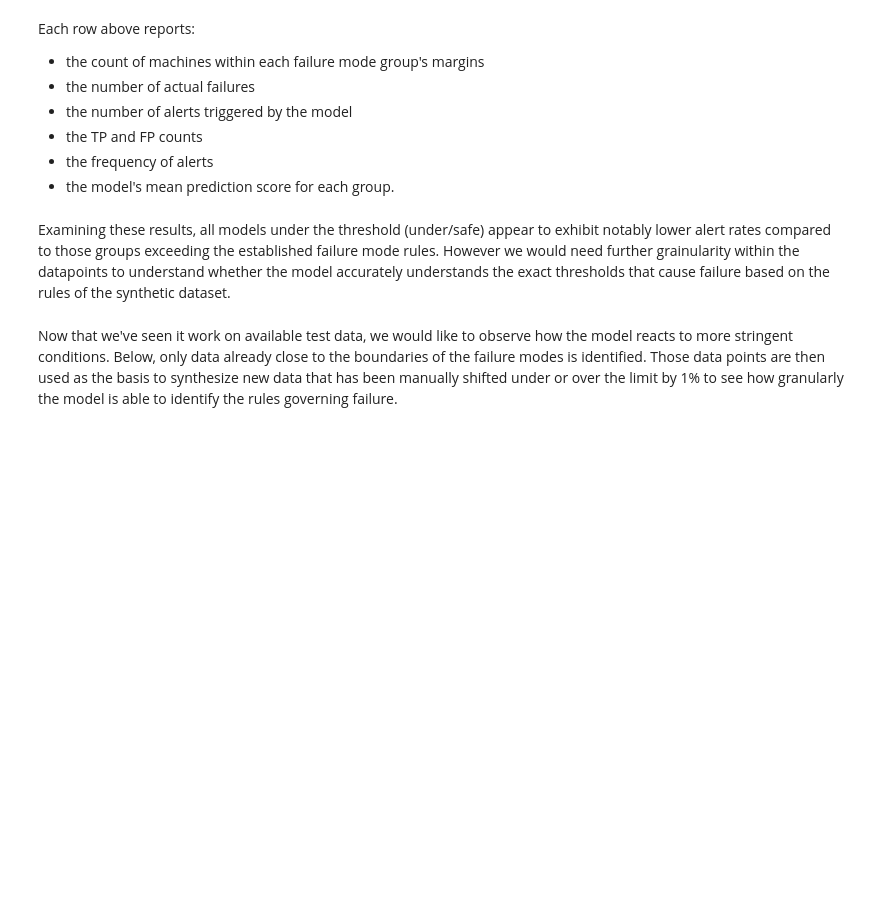
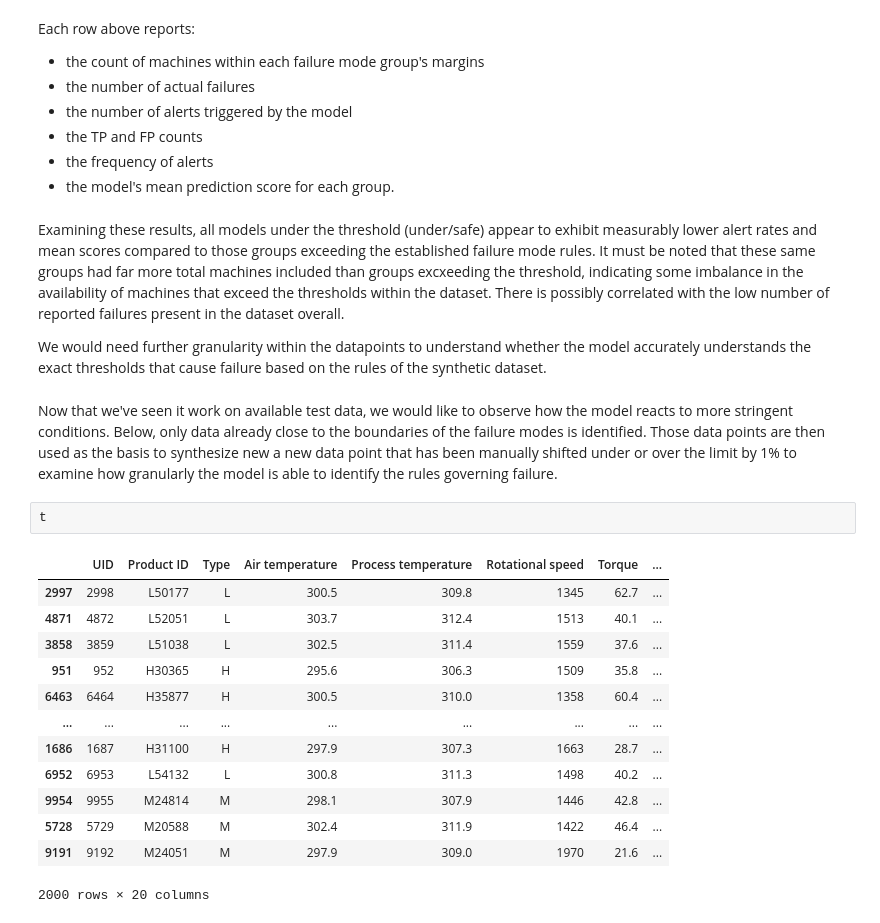
Before and after one commit to CIS480-G3/CIS480_TeamProj, a Jupyter notebook: notebooks/near_rules.ipynb, the cells around one changed output. Saved outputs shown, nothing was run; the diff lists cells and outputs as text; blank space fills up the shorter version.

Commit message:
updated wording in report for accuracy

```diff
--- a/notebooks/near_rules.ipynb
+++ b/notebooks/near_rules.ipynb
@@ -124,10 +144,28 @@ Each row above reports:
 - the frequency of alerts
 - the model's mean prediction score for each group.
 # %% [markdown]
-Examining these results, all models under the threshold (under/safe) appear to exhibit notably lower alert rates compared to those groups exceeding the established failure mode rules. However we would need further grainularity within the datapoints to understand whether the model accurately understands the exact thresholds that cause failure based on the rules of the synthetic dataset.
+Examining these results, all models under the threshold (under/safe) appear to exhibit measurably lower alert rates and mean scores compared to those groups exceeding the established failure mode rules. It must be noted that these same groups had far more total machines included than groups excxeeding the threshold, indicating some imbalance in the availability of machines that exceed the thresholds within the dataset. There is possibly correlated with the low number of reported failures present in the dataset overall.
+
+We would need further granularity within the datapoints to understand whether the model accurately understands the exact thresholds that cause failure based on the rules of the synthetic dataset.
 # %% [markdown]
 Now that we've seen it work on available test data, we would like to observe how the model reacts to more stringent conditions.
-Below, only data already close to the boundaries of the failure modes is identified. Those data points are then used as the basis to synthesize new data that has been manually shifted under or over the limit by 1% to see how granularly the model is able to identify the rules governing failure.
+Below, only data already close to the boundaries of the failure modes is identified. Those data points are then used as the basis to synthesize new a new data point that has been manually shifted under or over the limit by 1% to examine how granularly the model is able to identify the rules governing failure.
+# %%
+t
+# %% [output]
+|  | UID | Product ID | Type | Air temperature | Process temperature | Rotational speed | Torque | ... |
+| 2997 | 2998 | L50177 | L | 300.5 | 309.8 | 1345 | 62.7 | ... |
+| 4871 | 4872 | L52051 | L | 303.7 | 312.4 | 1513 | 40.1 | ... |
+| 3858 | 3859 | L51038 | L | 302.5 | 311.4 | 1559 | 37.6 | ... |
+| 951 | 952 | H30365 | H | 295.6 | 306.3 | 1509 | 35.8 | ... |
+| 6463 | 6464 | H35877 | H | 300.5 | 310.0 | 1358 | 60.4 | ... |
+| ... | ... | ... | ... | ... | ... | ... | ... | ... |
+| 1686 | 1687 | H31100 | H | 297.9 | 307.3 | 1663 | 28.7 | ... |
+| 6952 | 6953 | L54132 | L | 300.8 | 311.3 | 1498 | 40.2 | ... |
+| 9954 | 9955 | M24814 | M | 298.1 | 307.9 | 1446 | 42.8 | ... |
+| 5728 | 5729 | M20588 | M | 302.4 | 311.9 | 1422 | 46.4 | ... |
+| 9191 | 9192 | M24051 | M | 297.9 | 309.0 | 1970 | 21.6 | ... |
+2000 rows × 20 columns
 # %%
 # reduce band tolerance
 SMALL_BAND = 0.05
```
Also changed, not shown: parts of 3 cells of this notebook.
